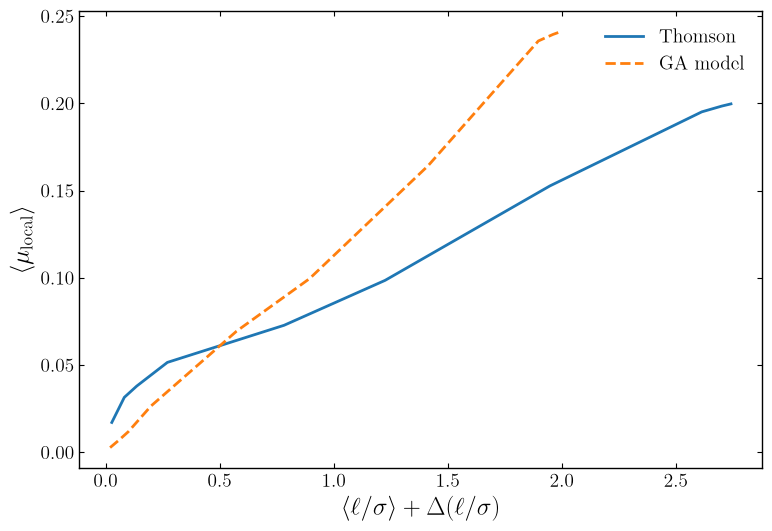
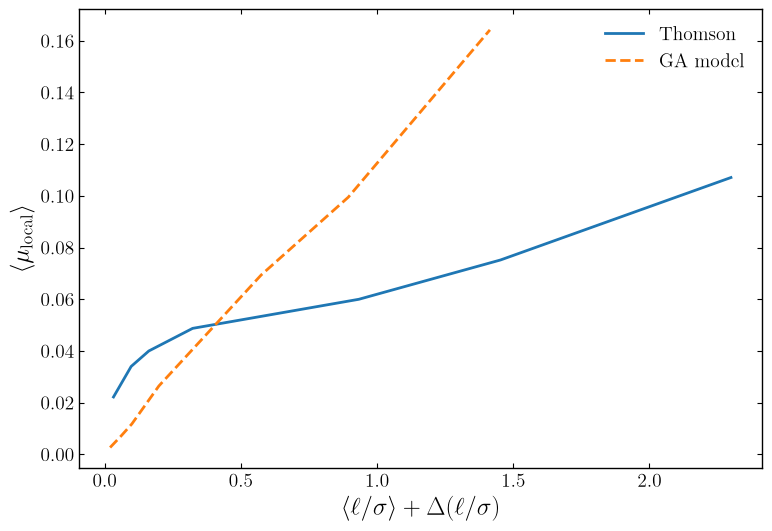
The change to this notebook cell's code, shown as a diff; its figure went from the first image to the second:
--- before
+++ after
@@ -69,4 +69,4 @@
 ax.legend(frameon=False)
 plt.tight_layout()
-plt.savefig("../../figures/friction/combined-mean-mu.png", dpi=600, bbox_inches="tight")
+# plt.savefig("../../figures/friction/combined-mean-mu.png", dpi=600, bbox_inches="tight")
 plt.show()

Commit: height distribution work